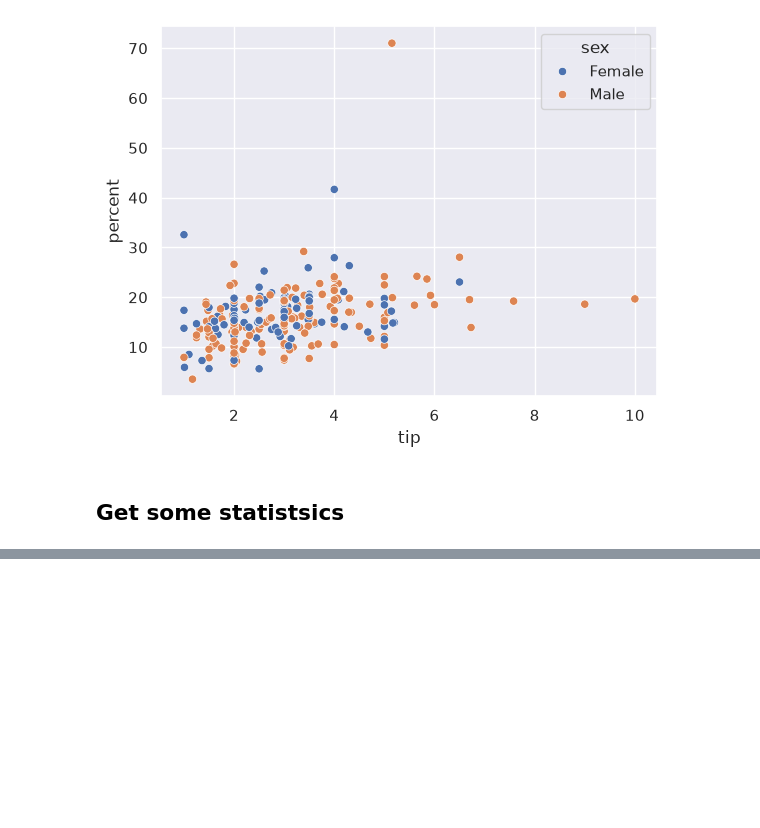
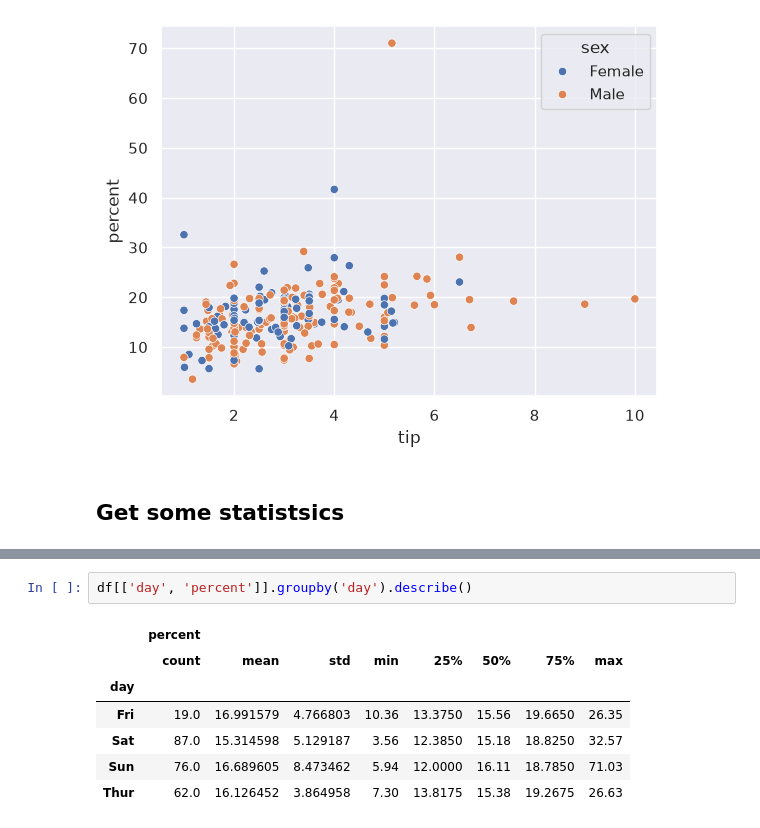
Before and after one commit to tgirier/intro-to-python-2ed, a Jupyter notebook: challenges/challenge_6_analysis.ipynb, the cells around one changed output, grey strips where cells are left out. Cells and saved outputs as stored; diff of their text form; blank space fills up the shorter version.

```diff
--- a/challenges/challenge_6_analysis.ipynb
+++ b/challenges/challenge_6_analysis.ipynb
@@ -206,0 +218,10 @@ sb.scatterplot(x='tip', y='percent', hue='sex', data=df)
+# %%
+df[['day', 'percent']].groupby('day').describe()
+# %% [output]
+|  | percent |  |  |  |  |  |  |  |
+|  | count | mean | std | min | 25% | 50% | 75% | max |
+| day |  |  |  |  |  |  |  |  |
+| Fri | 19.0 | 16.991579 | 4.766803 | 10.36 | 13.3750 | 15.56 | 19.6650 | 26.35 |
+| Sat | 87.0 | 15.314598 | 5.129187 | 3.56 | 12.3850 | 15.18 | 18.8250 | 32.57 |
+| Sun | 76.0 | 16.689605 | 8.473462 | 5.94 | 12.0000 | 16.11 | 18.7850 | 71.03 |
+| Thur | 62.0 | 16.126452 | 3.864958 | 7.30 | 13.8175 | 15.38 | 19.2675 | 26.63 |
```
Also changed, not shown: parts of 5 cells of this notebook.
